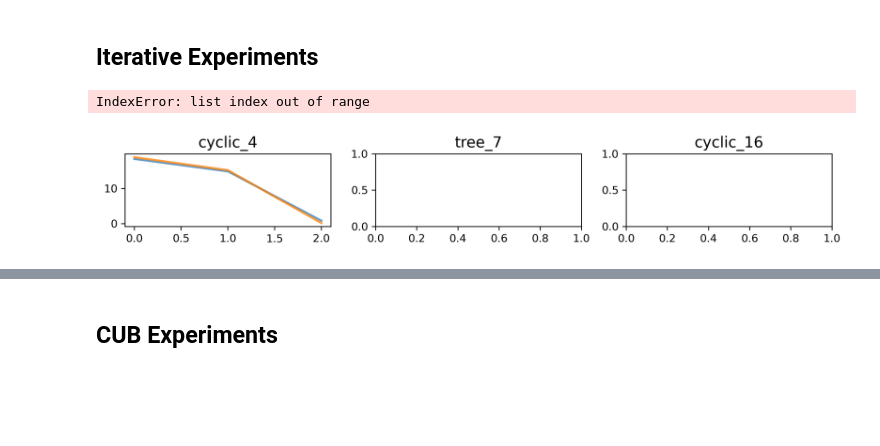
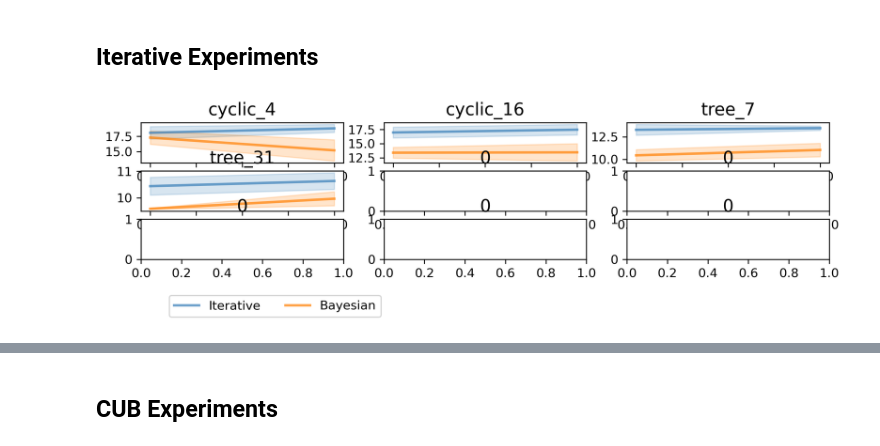
Before and after one commit to naveenr414/concept_decisions, a Jupyter notebook: scripts/notebooks/Plotting.ipynb, the cells around one changed output, grey strips where cells are left out. Saved outputs shown, nothing was run; the diff lists cells and outputs as text; code cells hidden in the pictures; blank space fills up the shorter version.

```diff
--- a/scripts/notebooks/Plotting.ipynb
+++ b/scripts/notebooks/Plotting.ipynb
@@ -553,21 +553,20 @@ fig.savefig("../../results/figures/intervention_comparison.pdf",dpi=300, bbox_in
 ## Iterative Experiments
 # %%
 # Investigating Selected Pong Concepts
-environments = ["cart_pole"]
-num_iterations = 3
+environments = ["cyclic_4","cyclic_16","tree_7","tree_31"]
+num_iterations = 2
 
 perf_by_iteration = [[0 for i in range(num_iterations)] for j in environments]
 bayesian_by_iteration = [[0 for i in range(num_iterations)] for j in environments]
 for i,e in enumerate(environments):
-    matching_params = get_results_matching_parameters("iterative","",{'environment_string': e,'num_iterations': num_iterations})
+    matching_params = get_results_matching_parameters("iterative","",{'environment_string': e,'num_iterations': num_iterations,'selections_per_round': 1})
     if len(matching_params) > 0:
-        matching_params = matching_params[0]['iterative']
-        perf_by_iteration[i] = [matching_params['iterative_selection']['reward'][i] for i in range(num_iterations)]
-        bayesian_by_iteration[i] = [matching_params['bayesian']['reward'][i] for i in range(num_iterations)]
+        perf_by_iteration[i] = [[m['iterative']['iterative_selection']['reward'][i] for m in matching_params] for i in range(num_iterations)]
+        bayesian_by_iteration[i] = [[m['iterative']['bayesian']['reward'][i] for m in matching_params] for i in range(num_iterations)]
 # %%
 # Plot #concpet perf.
 # Plot Comparison for each env
-plot_dimensions = (1,3)
+plot_dimensions = (3,3)
 def index_to_tuple(i):
     return (i//3,i%3)
 
@@ -578,34 +577,34 @@ def flatten_to_square(lst):
         x,y = index_to_tuple(i)
         res[x][y] = lst[i]
 
     return res
 
 titles = flatten_to_square(environments)
 
 sup_y_label = ""
 overall_format = {'figsize':(10,2),
     'style_size': style_size,
     'has_grid': False,
 }
 
 fig,ax = create_axes(plot_dimensions,overall_format,titles=titles)
 
 line_format = {'color_palette': 'six_color', 'linewidth': 2}
 plt.tight_layout()
 
 all_labels = ["Iterative","Bayesian"]
 
 for i in range(len(environments)):
     x_groups = [list(range(len(arr[0]))) for arr in [perf_by_iteration,bayesian_by_iteration]]
     x_vals = list(range(1,num_iterations+1))
-    y_vals = [[arr[i][j] for j in range(len(arr[i]))] for arr in [perf_by_iteration,bayesian_by_iteration]]
+    y_vals = [[np.mean(arr[i][j]) for j in range(len(arr[i]))] for arr in [perf_by_iteration,bayesian_by_iteration]]
     x,y = index_to_tuple(i)
+    y_std = [[np.std(arr[i][j])/len(arr[i][j])**.5 for j in range(len(arr[i]))] for arr in [perf_by_iteration,bayesian_by_iteration]]
 
-    plot_line(ax[x][y],x_groups,y_vals,[[0 for i in range(len(arr))] for arr in y_vals],all_labels,line_format)
+    plot_line(ax[x][y],x_groups,y_vals,y_std,all_labels,line_format)
 
 legend_format = {'style_size': style_size,'type': 'is_global', 'loc': 'lower left', 'ncol': 4, 'bbox_to_anchor': (0.15,-0.25),'fontsize': 14}
 create_legend(fig,ax,plot_dimensions,legend_format)
 fig.savefig("../../results/figures/iterative.pdf",dpi=300, bbox_inches='tight')
 # %% [output]
-IndexError: list index out of range
-[figure, old version]
+[figure, new version]
```
Also changed, not shown: parts of 2 cells of this notebook, 15 other files.
